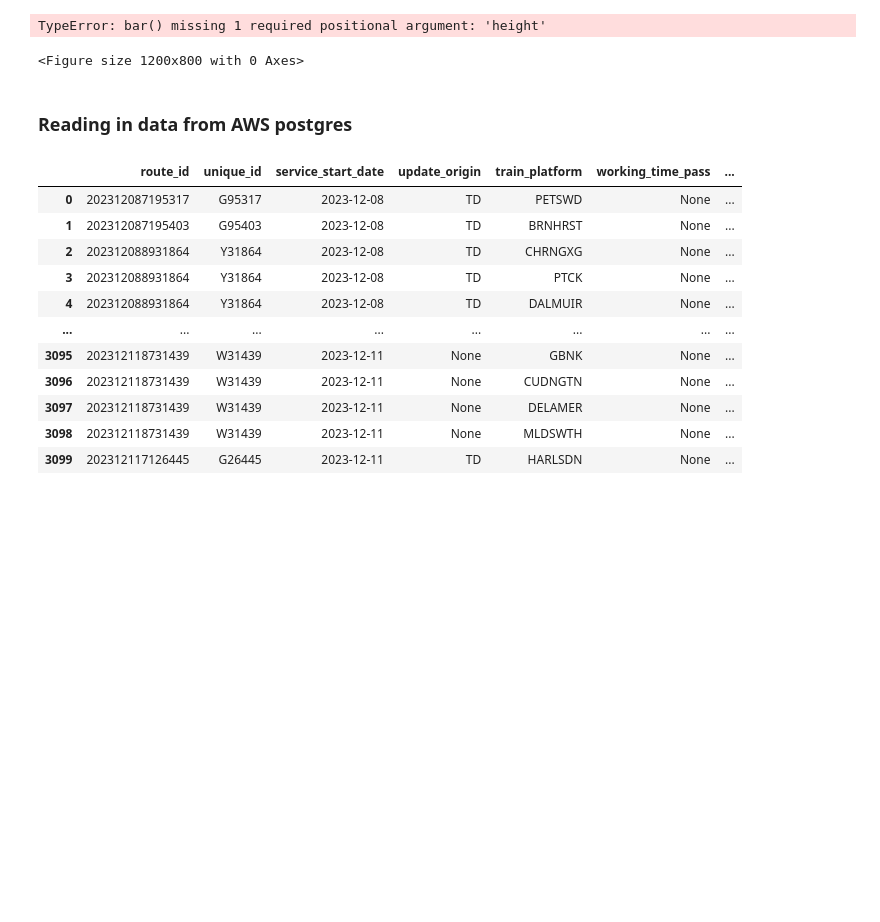
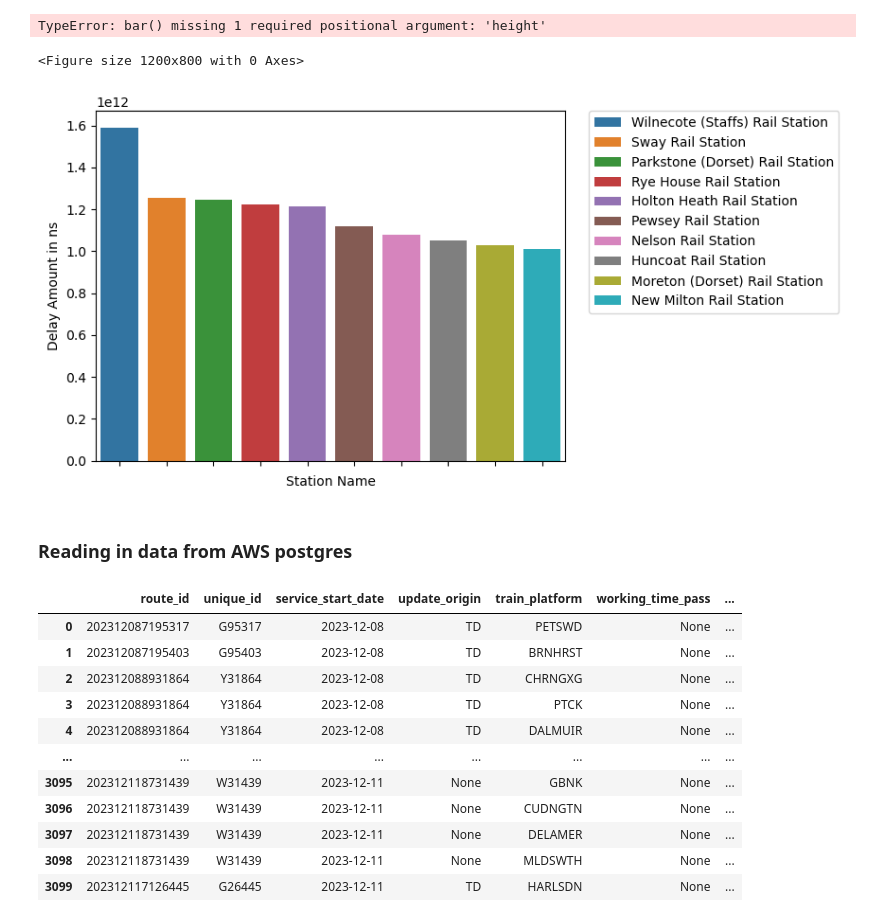
Before and after one commit to jsnabes/GC_Final_Project, a Jupyter notebook: FinalProjectEDA(1).ipynb, the cells around one changed output. Saved outputs shown, nothing was run; the diff lists cells and outputs as text; code cells hidden in the pictures; blank space fills up the shorter version.

Commit message:
added in Alex's new bar graph

```diff
--- a/FinalProjectEDA(1).ipynb
+++ b/FinalProjectEDA(1).ipynb
@@ -441,6 +444,15 @@ plt.show()
 # %% [output]
 TypeError: bar() missing 1 required positional argument: 'height'
 <Figure size 1200x800 with 0 Axes>
+# %%
+g = df.groupby('station_name', as_index=False)['delay_amount_numeric'].mean().sort_values(by='delay_amount_numeric', ascending=False).head(10)
+
+sns.barplot(data=g, x='station_name', y='delay_amount_numeric', hue='station_name', dodge=False).set(xticklabels=[]);
+plt.ylabel('Delay Amount in ns');
+plt.xlabel('Station Name');
+plt.legend(bbox_to_anchor=(1.05, 1), loc='upper left', borderaxespad=0);
+# %% [output]
+[figure, added]
 # %% [markdown]
 ### Reading in data from AWS postgres
 # %%
```
Also changed, not shown: parts of 5 cells of this notebook.
